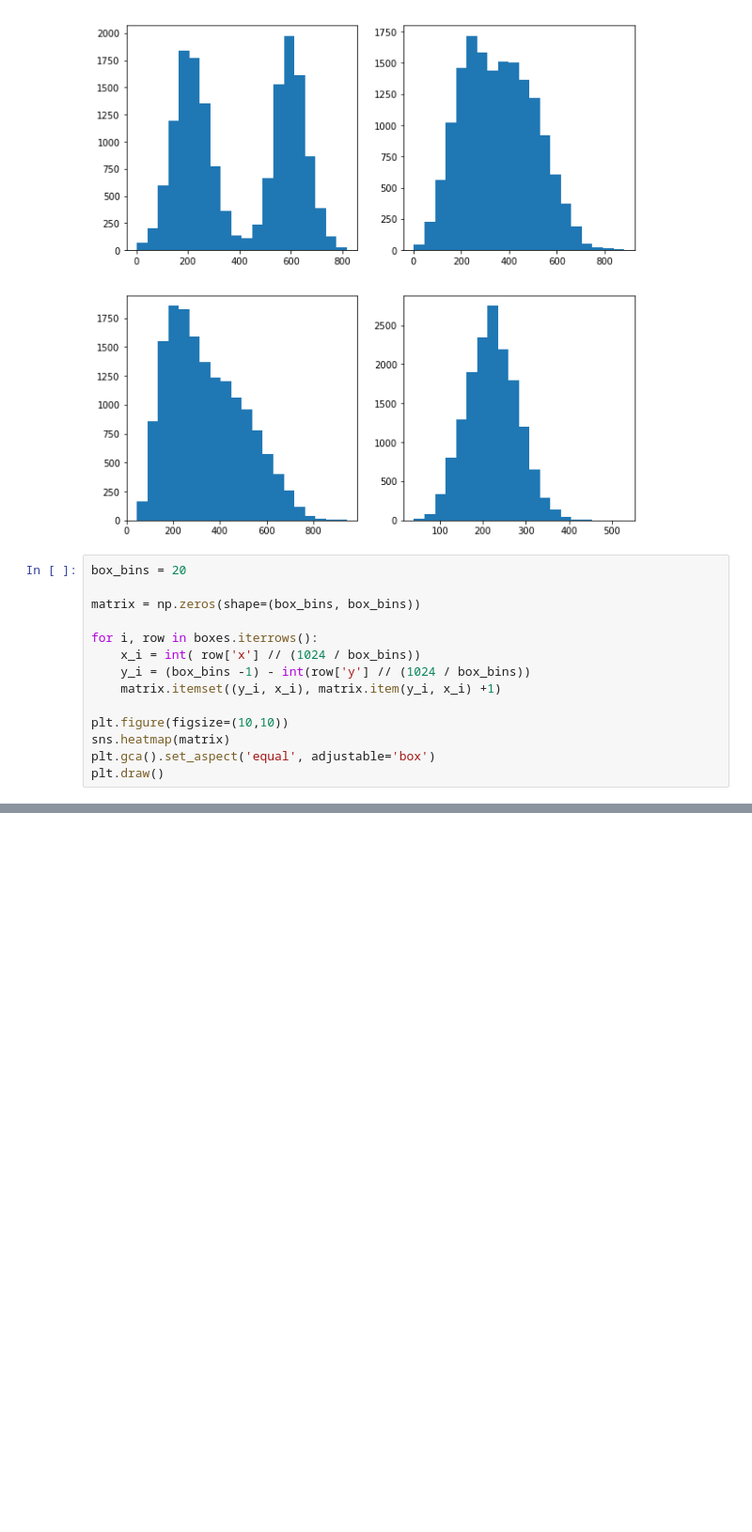
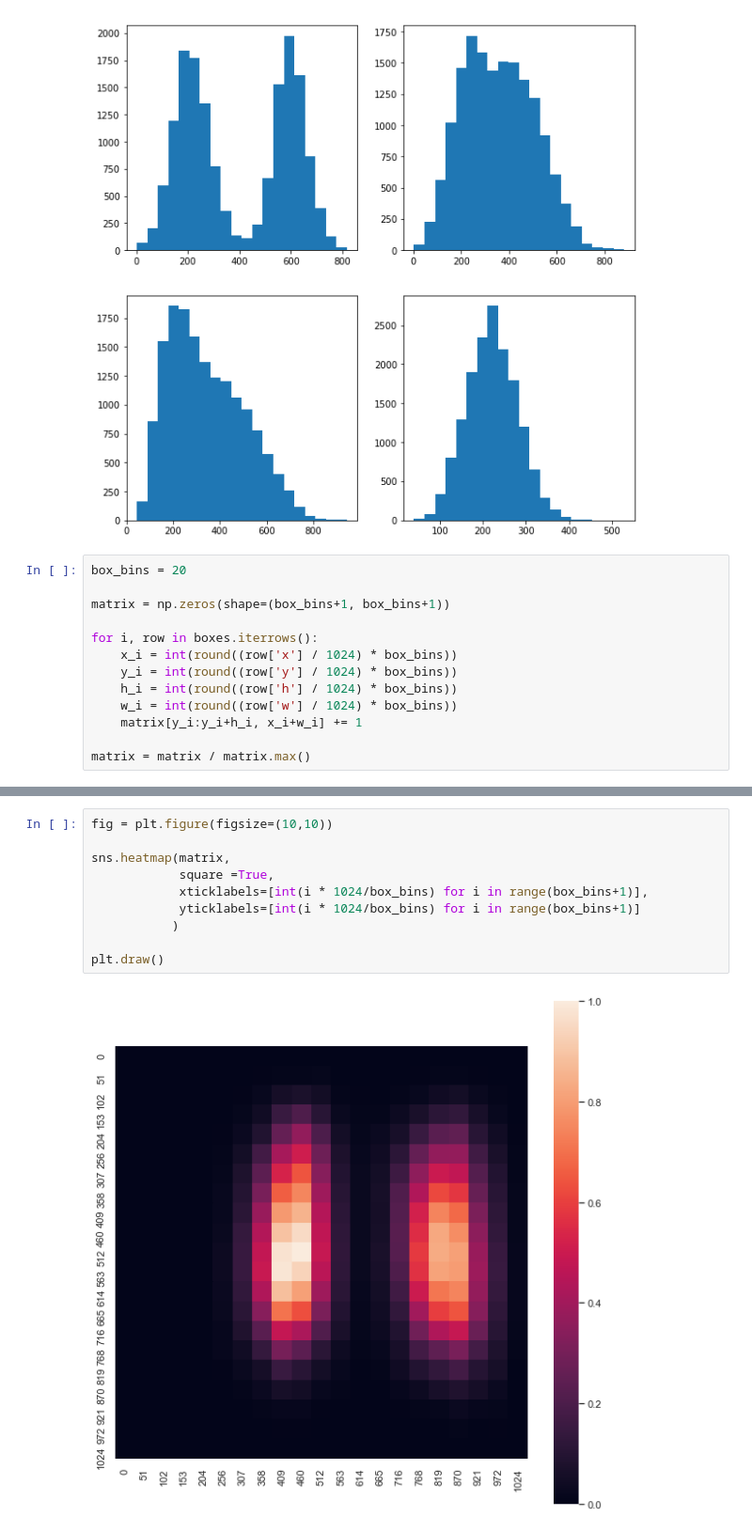
Before and after one commit to svenharris/datascienceworkshop-pneumonia, a Jupyter notebook: kernel_LG.ipynb, the cells around one changed output, grey strips where cells are left out. Shown at 94% size. Cells and saved outputs as stored; diff of their text form; blank space fills up the shorter version.

Commit message:
heatmap

```diff
--- a/kernel_LG.ipynb
+++ b/kernel_LG.ipynb
@@ -445,14 +498,13 @@ plt.show()
 # %%
 box_bins = 20
 
-matrix = np.zeros(shape=(box_bins, box_bins))
+matrix = np.zeros(shape=(box_bins+1, box_bins+1))
 
 for i, row in boxes.iterrows():
-    x_i = int( row['x'] // (1024 / box_bins))
-    y_i = (box_bins -1) - int(row['y'] // (1024 / box_bins))
-    matrix.itemset((y_i, x_i), matrix.item(y_i, x_i) +1)
+    x_i = int(round((row['x'] / 1024) * box_bins))
+    y_i = int(round((row['y'] / 1024) * box_bins))
+    h_i = int(round((row['h'] / 1024) * box_bins))
+    w_i = int(round((row['w'] / 1024) * box_bins))
+    matrix[y_i:y_i+h_i, x_i+w_i] += 1
 
-plt.figure(figsize=(10,10))
-sns.heatmap(matrix)
-plt.gca().set_aspect('equal', adjustable='box')
-plt.draw()
+matrix = matrix / matrix.max()
@@ -466,0 +511,12 @@ df[df['boxes'] != '#'][0:2]
+# %%
+fig = plt.figure(figsize=(10,10))
+
+sns.heatmap(matrix,
+            square =True,
+            xticklabels=[int(i * 1024/box_bins) for i in range(box_bins+1)],
+            yticklabels=[int(i * 1024/box_bins) for i in range(box_bins+1)]
+           )
+
+plt.draw()
+# %% [output]
+[figure, added]
```
Also changed, not shown: parts of 5 cells of this notebook.
